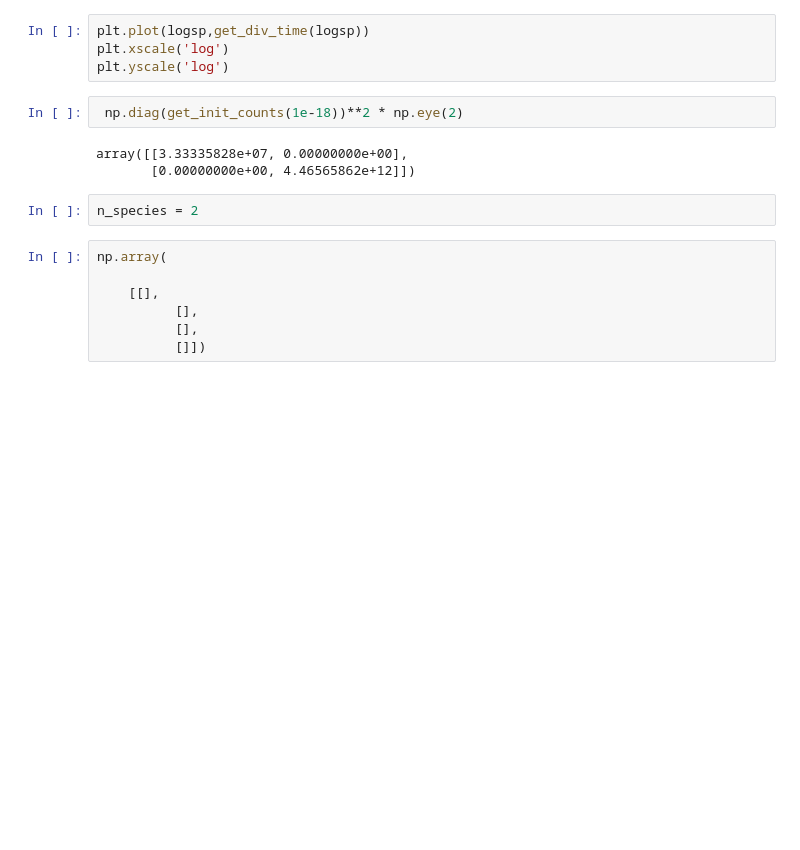
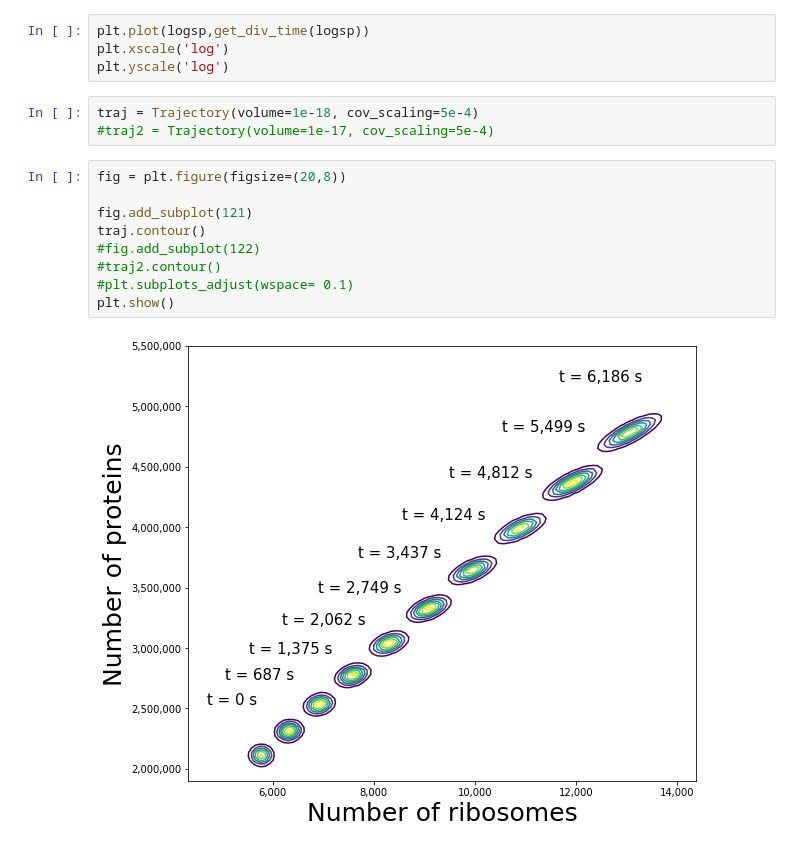
Before and after one commit to Ngort/Cellsim, a Jupyter notebook: Cellsim/MICollapse-real_scaling.ipynb, the cells around one changed output. Saved outputs shown, nothing was run; the diff lists cells and outputs as text; blank space fills up the shorter version.

```diff
--- a/Cellsim/MICollapse-real_scaling.ipynb
+++ b/Cellsim/MICollapse-real_scaling.ipynb
@@ -496,17 +616,17 @@ def get_div_time(volume):
 plt.plot(logsp,get_div_time(logsp))
 plt.xscale('log')
 plt.yscale('log')
-# %%
- np.diag(get_init_counts(1e-18))**2 * np.eye(2)
-# %% [output]
-array([[3.33335828e+07, 0.00000000e+00],
-       [0.00000000e+00, 4.46565862e+12]])
-# %%
-n_species = 2
-# %%
-np.array(
-
-    [[],
-          [],
-          [],
-          []])
+# %%
+traj = Trajectory(volume=1e-18, cov_scaling=5e-4)
+#traj2 = Trajectory(volume=1e-17, cov_scaling=5e-4)
+# %%
+fig = plt.figure(figsize=(20,8))
+
+fig.add_subplot(121)
+traj.contour()
+#fig.add_subplot(122)
+#traj2.contour()
+#plt.subplots_adjust(wspace= 0.1)
+plt.show()
+# %% [output]
+[figure, added]
```
Also changed, not shown: parts of 13 cells of this notebook.
